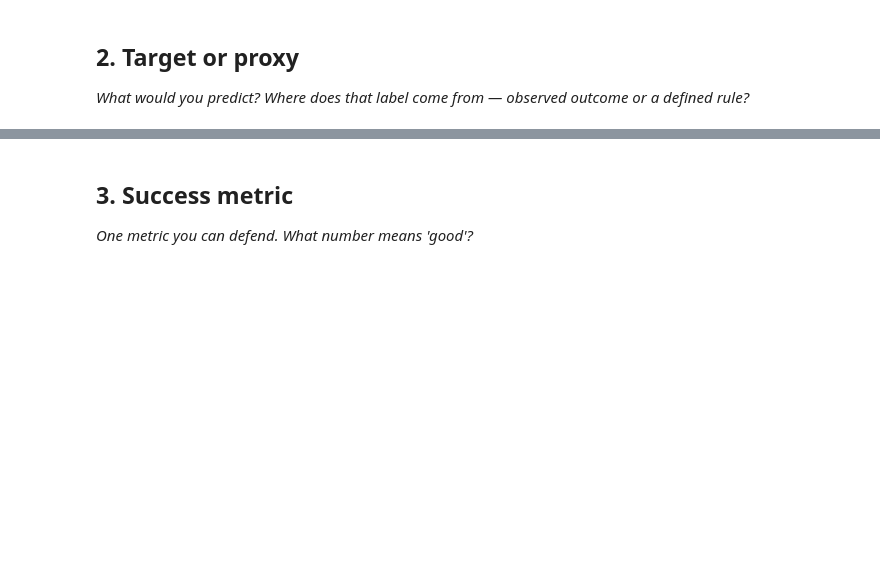
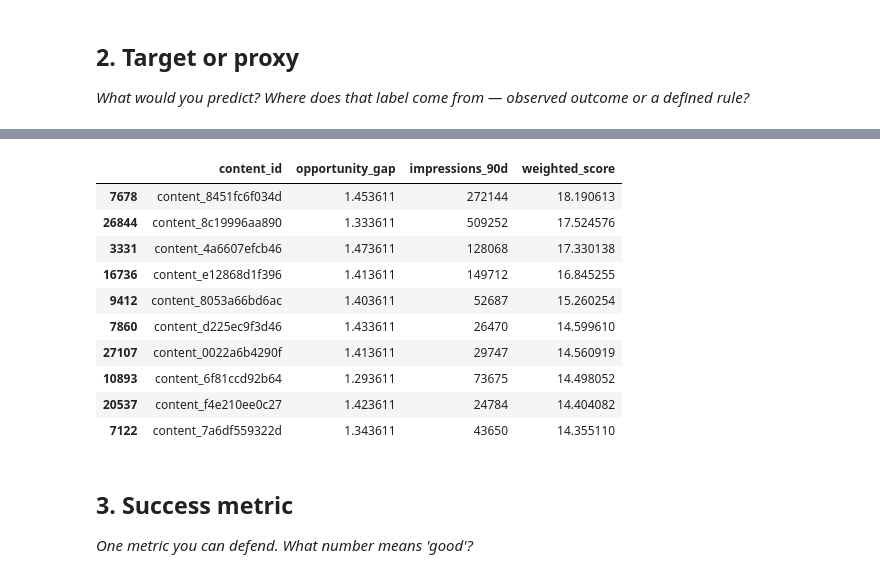
Before and after one commit to moath177/flyrank, a Jupyter notebook: work/notebooks/w02_ml_task_framing.ipynb, the cells around one changed output, grey strips where cells are left out. Saved outputs shown, nothing was run; the diff lists cells and outputs as text; code cells hidden in the pictures; blank space fills up the shorter version.

```diff
--- a/work/notebooks/w02_ml_task_framing.ipynb
+++ b/work/notebooks/w02_ml_task_framing.ipynb
@@ -49,3 +194,24 @@ have to be careful it stays a *proxy* for opportunity, not treated as proven gro
+# %%
+import numpy as np
+
+valid["weighted_score"] = valid["opportunity_gap"] * np.log1p(valid["impressions_90d"])
+# %%
+# sanity check: does the weighting fix the earlier problem?
+valid[["content_id", "opportunity_gap", "impressions_90d", "weighted_score"]] \
+    .sort_values("weighted_score", ascending=False) \
+    .head(10)
+# %% [output]
+|  | content_id | opportunity_gap | impressions_90d | weighted_score |
+| 7678 | content_8451fc6f034d | 1.453611 | 272144 | 18.190613 |
+| 26844 | content_8c19996aa890 | 1.333611 | 509252 | 17.524576 |
+| 3331 | content_4a6607efcb46 | 1.473611 | 128068 | 17.330138 |
+| 16736 | content_e12868d1f396 | 1.413611 | 149712 | 16.845255 |
+| 9412 | content_8053a66bd6ac | 1.403611 | 52687 | 15.260254 |
+| 7860 | content_d225ec9f3d46 | 1.433611 | 26470 | 14.599610 |
+| 27107 | content_0022a6b4290f | 1.413611 | 29747 | 14.560919 |
+| 10893 | content_6f81ccd92b64 | 1.293611 | 73675 | 14.498052 |
+| 20537 | content_f4e210ee0c27 | 1.423611 | 24784 | 14.404082 |
+| 7122 | content_7a6df559322d | 1.343611 | 43650 | 14.355110 |
 # %% [markdown]
 ## 3. Success metric
 
```
Also changed, not shown: parts of 7 cells of this notebook.
